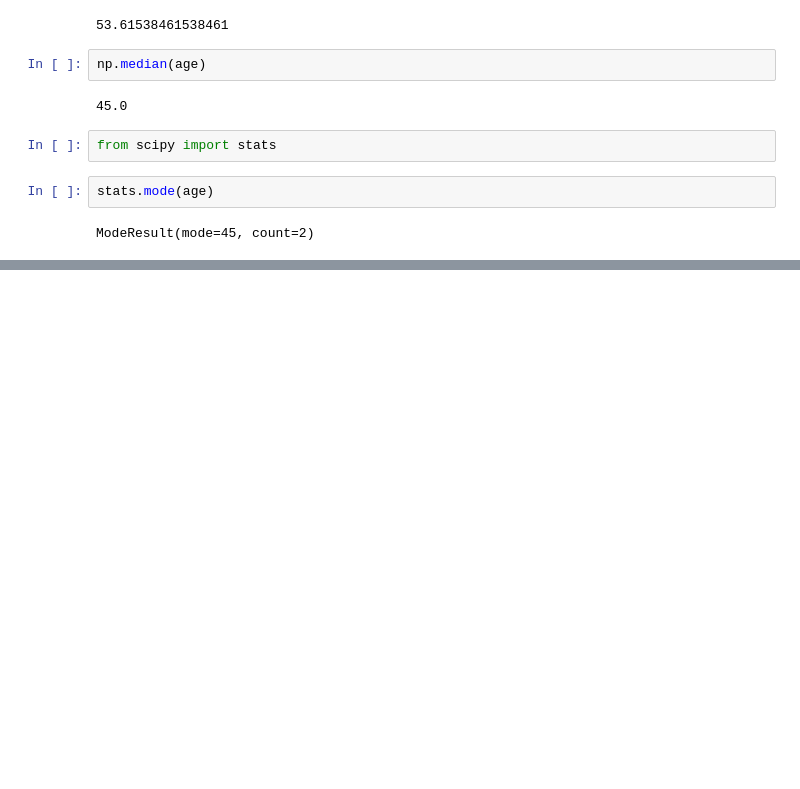
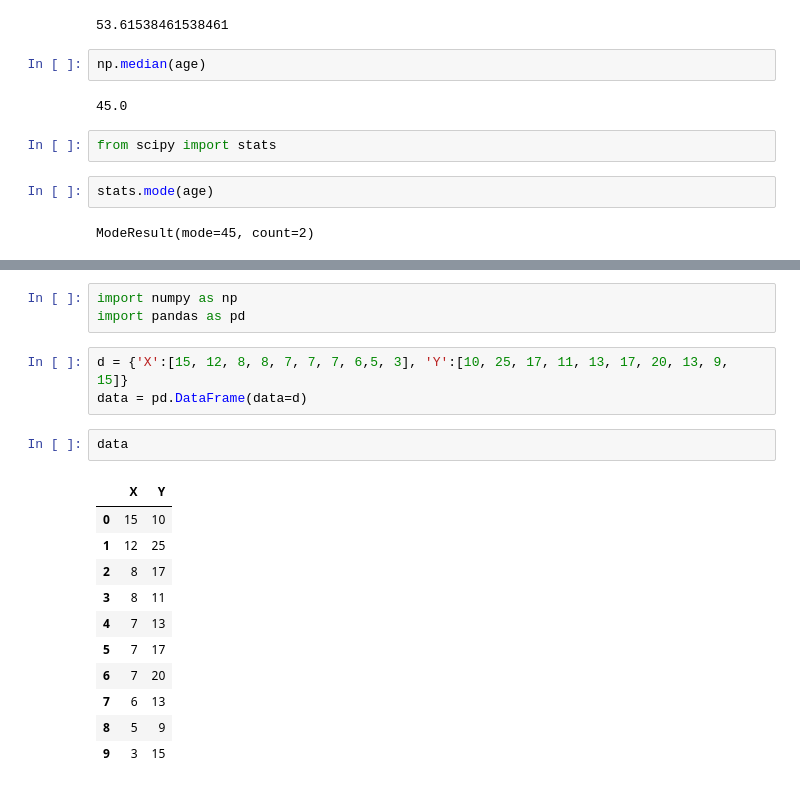
Before and after one commit to sankritapatel6960/Notes, a Jupyter notebook: Measure_Of_Central_Tendency_Statistics.ipynb, the cells around one changed output, grey strips where cells are left out. Cells and saved outputs as stored; diff of their text form; blank space fills up the shorter version.

```diff
--- a/Measure_Of_Central_Tendency_Statistics.ipynb
+++ b/Measure_Of_Central_Tendency_Statistics.ipynb
@@ -59,0 +233,20 @@ ModeResult(mode=45, count=2)
+# %%
+import numpy as np
+import pandas as pd
+# %%
+d = {'X':[15, 12, 8, 8, 7, 7, 7, 6,5, 3], 'Y':[10, 25, 17, 11, 13, 17, 20, 13, 9, 15]}
+data = pd.DataFrame(data=d)
+# %%
+data
+# %% [output]
+|  | X | Y |
+| 0 | 15 | 10 |
+| 1 | 12 | 25 |
+| 2 | 8 | 17 |
+| 3 | 8 | 11 |
+| 4 | 7 | 13 |
+| 5 | 7 | 17 |
+| 6 | 7 | 20 |
+| 7 | 6 | 13 |
+| 8 | 5 | 9 |
+| 9 | 3 | 15 |
```
Also changed, not shown: parts of 43 cells of this notebook.
